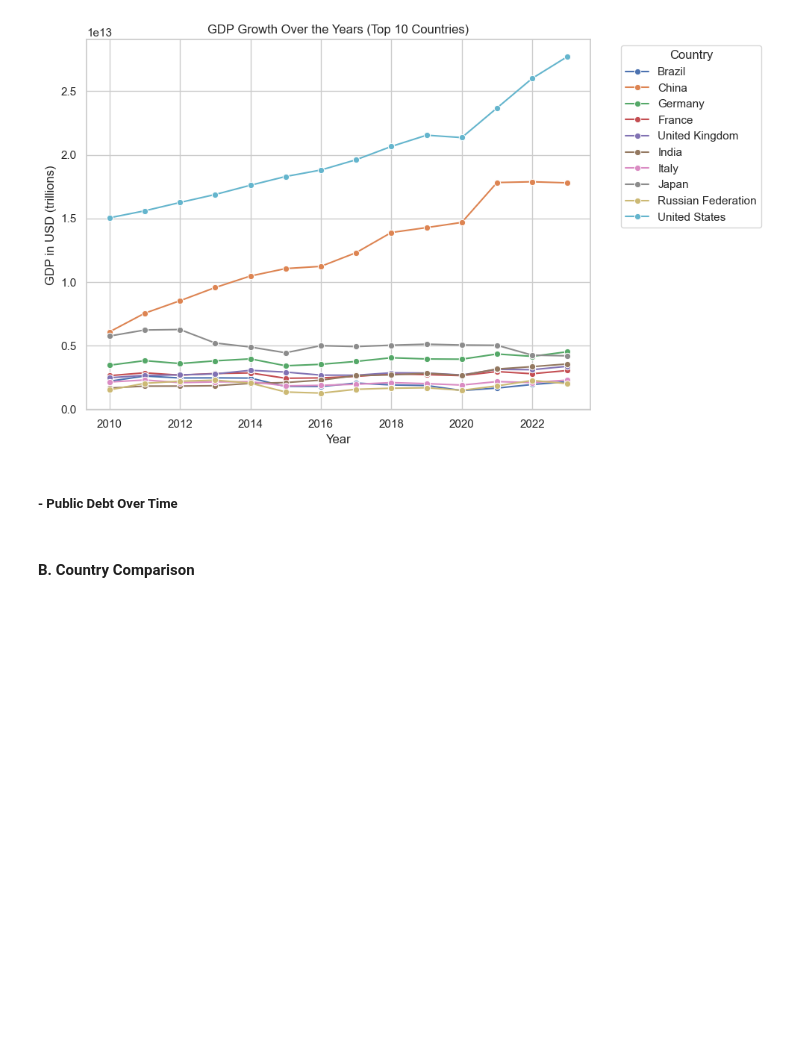
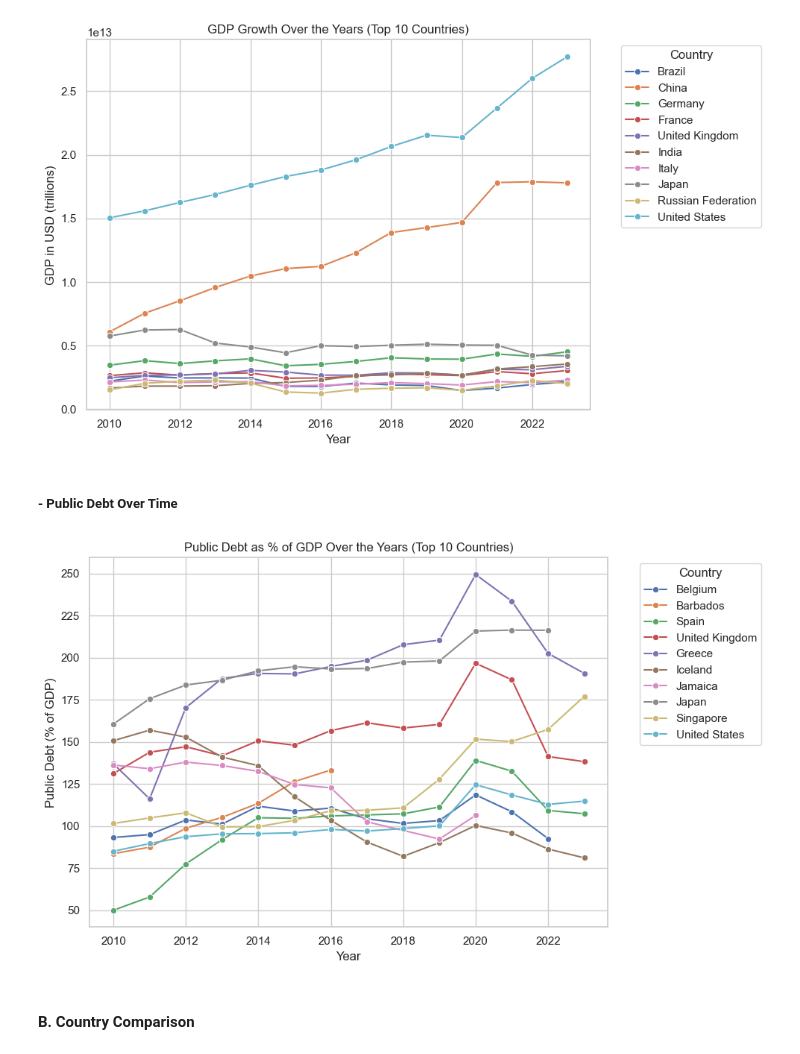
Before and after one commit to iKaranja1/World_Bank_data_Analysis, a Jupyter notebook: data_cleaning.ipynb, the cells around one changed output. Drawn from its saved outputs; the diff is of its cells as text; code cells hidden in the pictures; blank space fills up the shorter version.

```diff
--- a/data_cleaning.ipynb
+++ b/data_cleaning.ipynb
@@ -151,6 +151,29 @@ plt.show()
 [figure]
 # %% [markdown]
 ##### - Public Debt Over Time
+# %%
+plt.figure(figsize=(10,6))
+
+# Get top 10 countries by average public debt
+top_countries_debt = df_clean.groupby('country_name')['Public Debt (% of GDP)'] \
+                             .mean() \
+                             .nlargest(10) \
+                             .index
+
+# Filter the dataframe
+df_debt_top = df_clean[df_clean['country_name'].isin(top_countries_debt)]
+
+# Plot Public Debt over time
+sns.lineplot(x='year', y='Public Debt (% of GDP)', hue='country_name', data=df_debt_top, marker="o")
+
+plt.title('Public Debt as % of GDP Over the Years (Top 10 Countries)')
+plt.xlabel('Year')
+plt.ylabel('Public Debt (% of GDP)')
+plt.legend(title='Country', bbox_to_anchor=(1.05, 1), loc='upper left')
+plt.tight_layout()
+plt.show()
+# %% [output]
+[figure, added]
 # %% [markdown]
 #### B. Country Comparison
 # %% [markdown]
```
